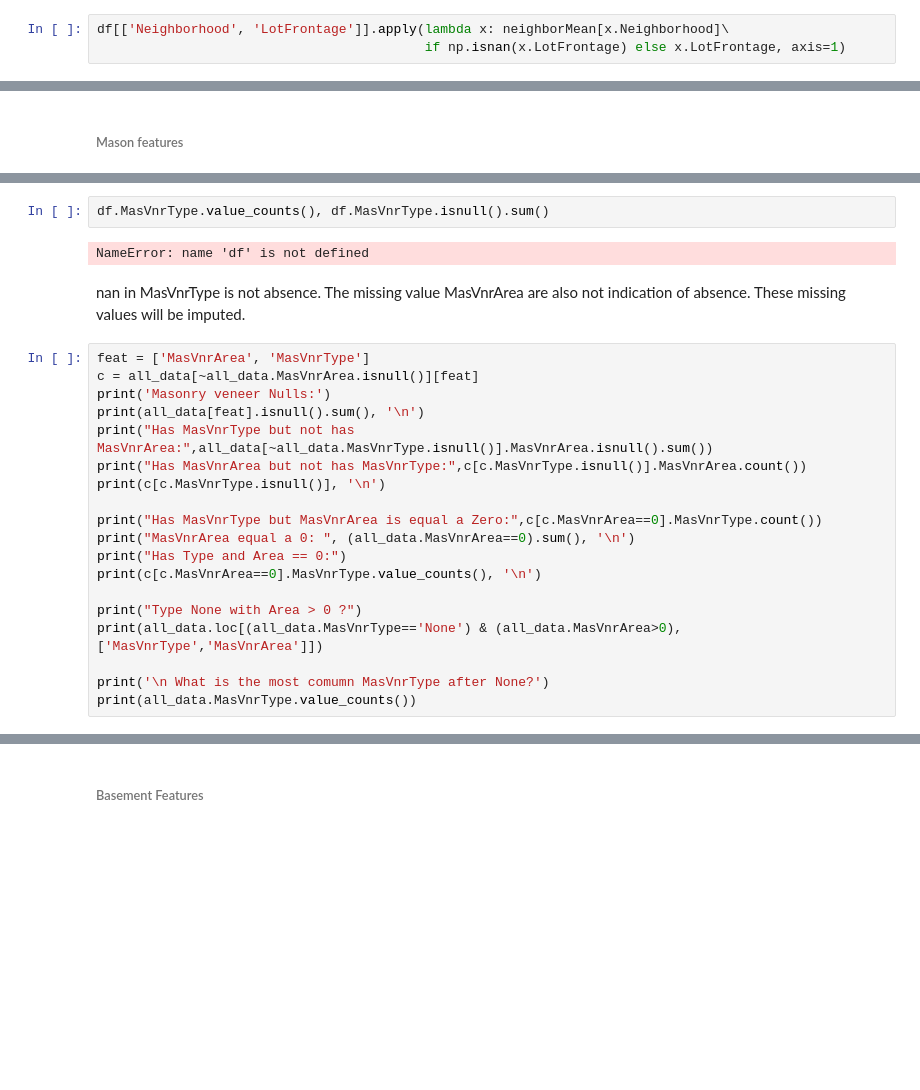
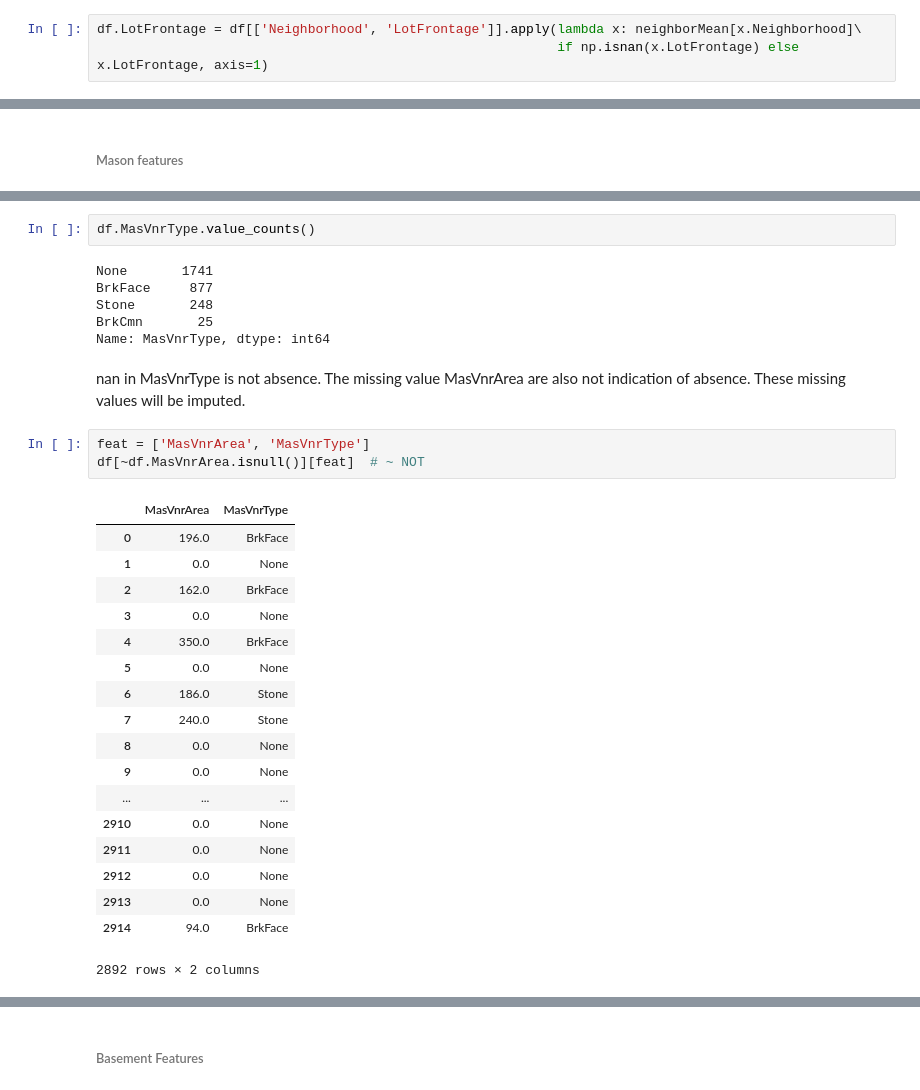
Before and after one commit to jayyangsj/Data-Science-Portfolio, a Jupyter notebook: Kaggle Competitions/House Prices: Advanced Regression Techniques/House Price Prediction.ipynb, the cells around one changed output, grey strips where cells are left out. Drawn from its saved outputs; the diff is of its cells as text; blank space fills up the shorter version.

```diff
--- a/Kaggle Competitions/House Prices: Advanced Regression Techniques/House Price Prediction.ipynb
+++ b/Kaggle Competitions/House Prices: Advanced Regression Techniques/House Price Prediction.ipynb
@@ -671,3 +691,3 @@ Name: LotFrontage, dtype: float64
 # %%
-df[['Neighborhood', 'LotFrontage']].apply(lambda x: neighborMean[x.Neighborhood]\
-                                          if np.isnan(x.LotFrontage) else x.LotFrontage, axis=1)
+df.LotFrontage = df[['Neighborhood', 'LotFrontage']].apply(lambda x: neighborMean[x.Neighborhood]\
+                                                           if np.isnan(x.LotFrontage) else x.LotFrontage, axis=1)
@@ -694,26 +716,33 @@ Length: 2915, dtype: float64
 # %%
-df.MasVnrType.value_counts(), df.MasVnrType.isnull().sum()
+df.MasVnrType.value_counts()
 # %% [output]
-NameError: name 'df' is not defined
+None       1741
+BrkFace     877
+Stone       248
+BrkCmn       25
+Name: MasVnrType, dtype: int64
 # %% [markdown]
 nan in MasVnrType is not absence. The missing value MasVnrArea are also not indication of absence.
 These missing values will be imputed.
-# %%
-feat = ['MasVnrArea', 'MasVnrType']
-c = all_data[~all_data.MasVnrArea.isnull()][feat]
-print('Masonry veneer Nulls:')
-print(all_data[feat].isnull().sum(), '\n')
-print("Has MasVnrType but not has MasVnrArea:",all_data[~all_data.MasVnrType.isnull()].MasVnrArea.isnull().sum())
-print("Has MasVnrArea but not has MasVnrType:",c[c.MasVnrType.isnull()].MasVnrArea.count())
-print(c[c.MasVnrType.isnull()], '\n')
-
-print("Has MasVnrType but MasVnrArea is equal a Zero:",c[c.MasVnrArea==0].MasVnrType.count())
-print("MasVnrArea equal a 0: ", (all_data.MasVnrArea==0).sum(), '\n')
-print("Has Type and Area == 0:")
-print(c[c.MasVnrArea==0].MasVnrType.value_counts(), '\n')
-
-print("Type None with Area > 0 ?")
-print(all_data.loc[(all_data.MasVnrType=='None') & (all_data.MasVnrArea>0), ['MasVnrType','MasVnrArea']])
-
-print('\n What is the most comumn MasVnrType after None?')
-print(all_data.MasVnrType.value_counts())
+# %%
+feat = ['MasVnrArea', 'MasVnrType']
+df[~df.MasVnrArea.isnull()][feat]  # ~ NOT
+# %% [output]
+|  | MasVnrArea | MasVnrType |
+| 0 | 196.0 | BrkFace |
+| 1 | 0.0 | None |
+| 2 | 162.0 | BrkFace |
+| 3 | 0.0 | None |
+| 4 | 350.0 | BrkFace |
+| 5 | 0.0 | None |
+| 6 | 186.0 | Stone |
+| 7 | 240.0 | Stone |
+| 8 | 0.0 | None |
+| 9 | 0.0 | None |
+| ... | ... | ... |
+| 2910 | 0.0 | None |
+| 2911 | 0.0 | None |
+| 2912 | 0.0 | None |
+| 2913 | 0.0 | None |
+| 2914 | 94.0 | BrkFace |
+2892 rows × 2 columns
```
Also changed, not shown: parts of 44 cells of this notebook.
